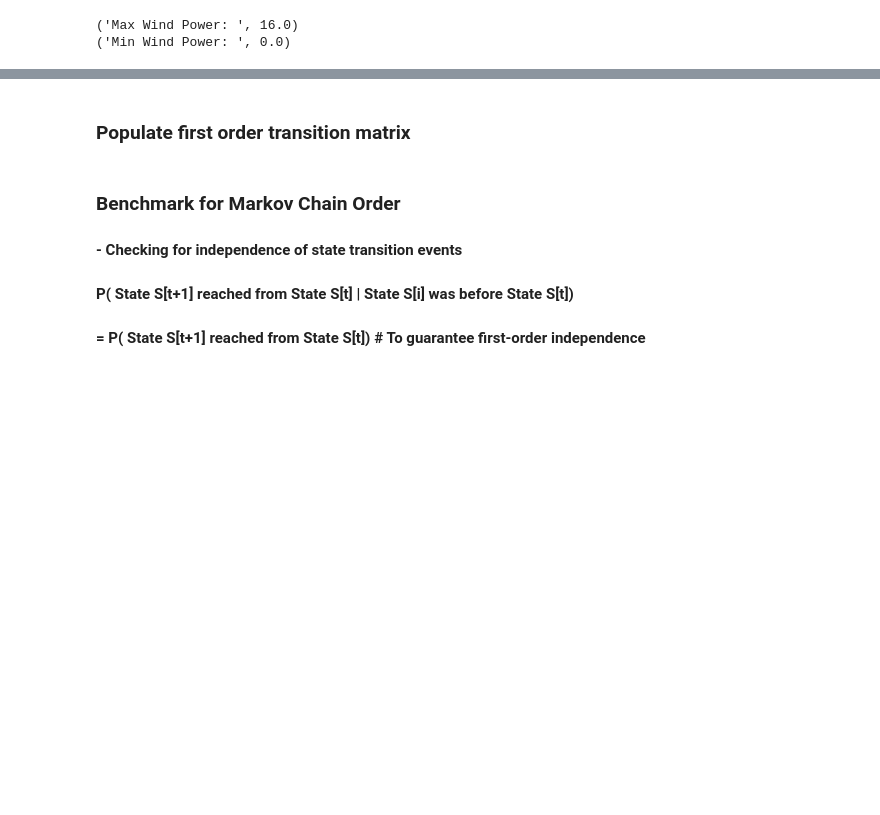
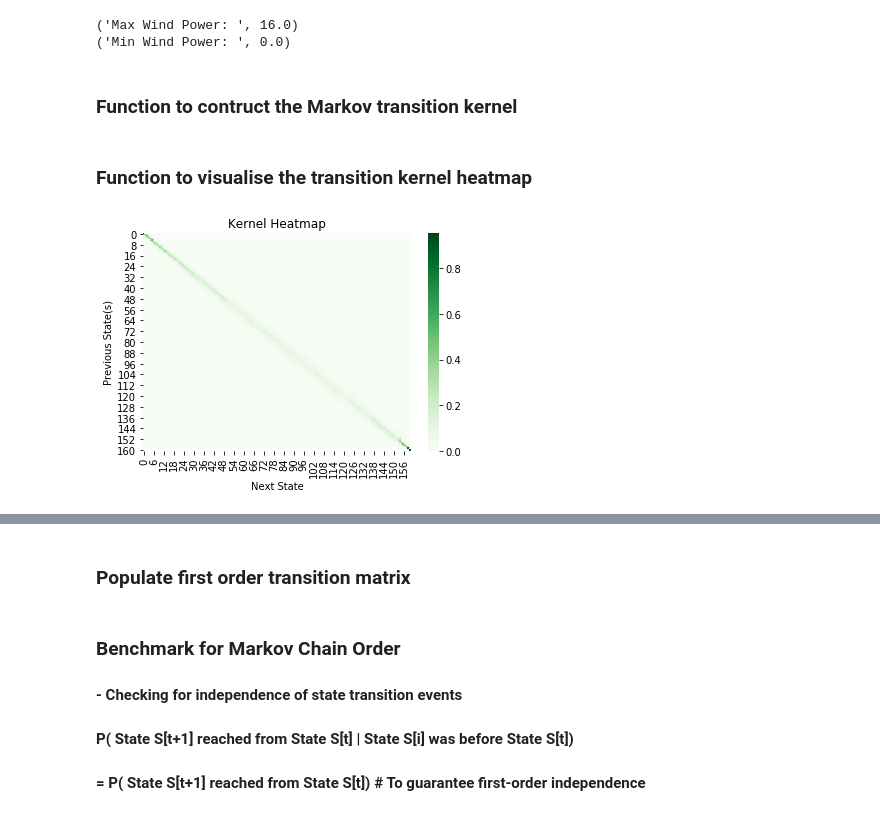
Before and after one commit to divyam-khandelwal/Thesis-Wind-Power-Prediction-Model, a Jupyter notebook: Wind Data Analysis.ipynb, the cells around one changed output, grey strips where cells are left out. Saved outputs shown, nothing was run; the diff lists cells and outputs as text; code cells hidden in the pictures; blank space fills up the shorter version.

Commit message:
Kernel function tested

```diff
--- a/Wind Data Analysis.ipynb
+++ b/Wind Data Analysis.ipynb
@@ -37,3 +37,5 @@ bin_size = (max_wind_power - min_wind_power) / n_bins
 # %% [output]
 ('Max Wind Power: ', 16.0)
 ('Min Wind Power: ', 0.0)
+# %% [markdown]
+### Function to contruct the Markov transition kernel
@@ -39,0 +84,13 @@ bin_size = (max_wind_power - min_wind_power) / n_bins
+# %% [markdown]
+### Function to visualise the transition kernel heatmap
+# %%
+def kernel_heatmap(transition_mtx):
+
+    ax = seaborn.heatmap(transition_mtx, cmap="Greens")
+    ax.set_title('Kernel Heatmap')
+    ax.set(xlabel='Next State', ylabel='Previous State(s)')
+# %%
+first_order_kernel = construct_markov_kernel(1)
+kernel_heatmap(first_order_kernel)
+# %% [output]
+[figure, added]
```
Also changed, not shown: parts of 5 cells of this notebook.
